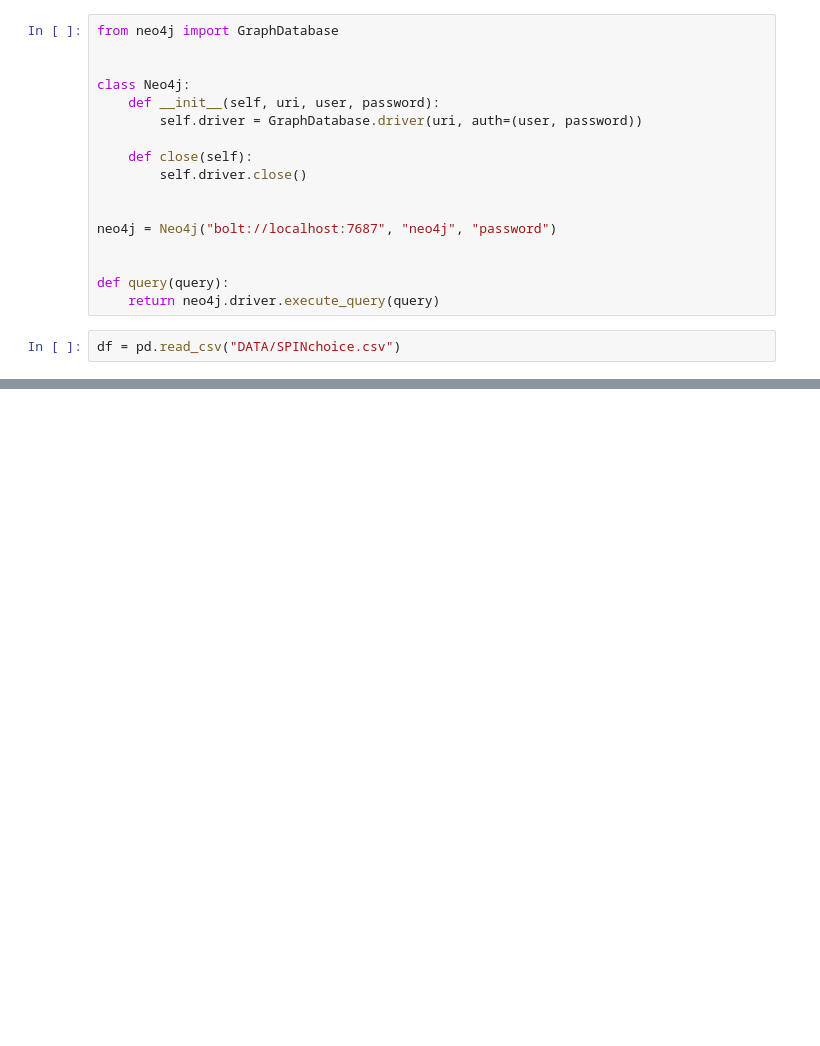
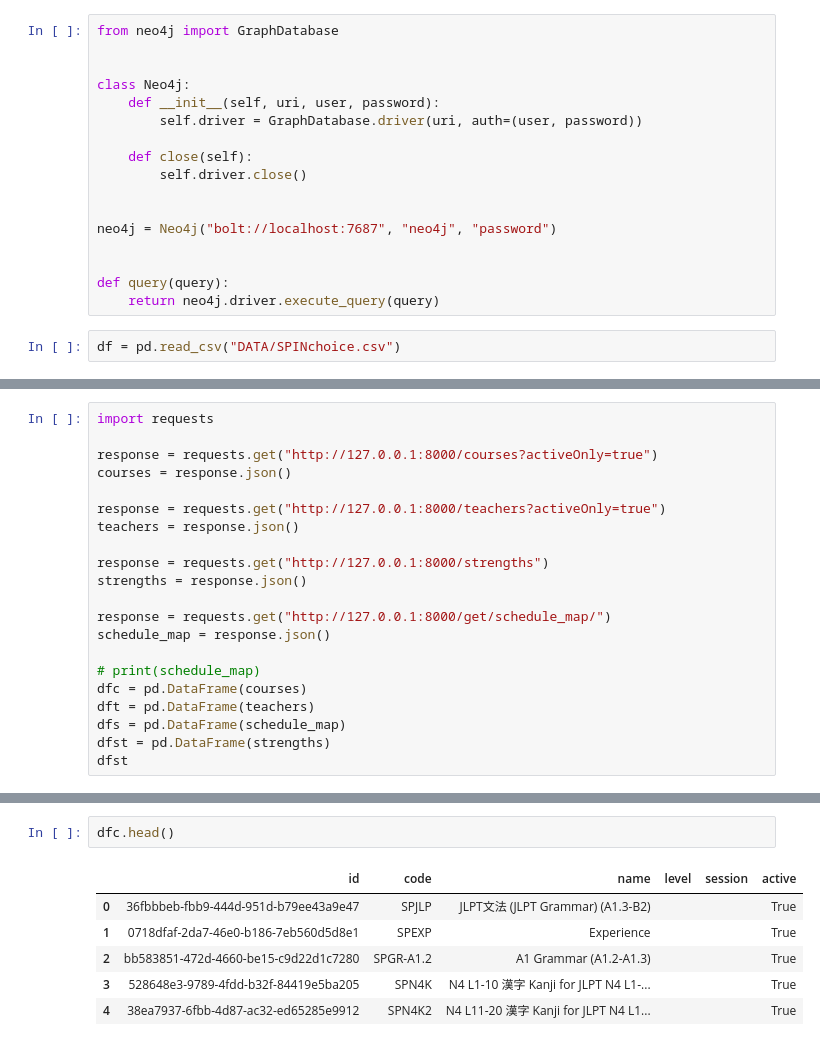
Before and after one commit to ohmaye/neo4j-python, a Jupyter notebook: pandas.ipynb, the cells around one changed output, grey strips where cells are left out. Drawn from its saved outputs; the diff is of its cells as text; blank space fills up the shorter version.

```diff
--- a/pandas.ipynb
+++ b/pandas.ipynb
@@ -94,0 +177,21 @@ result[0]
+# %%
+import requests
+
+response = requests.get("http://127.0.0.1:8000/courses?activeOnly=true")
+courses = response.json()
+
+response = requests.get("http://127.0.0.1:8000/teachers?activeOnly=true")
+teachers = response.json()
+
+response = requests.get("http://127.0.0.1:8000/strengths")
+strengths = response.json()
+
+response = requests.get("http://127.0.0.1:8000/get/schedule_map/")
+schedule_map = response.json()
+
+# print(schedule_map)
+dfc = pd.DataFrame(courses)
+dft = pd.DataFrame(teachers)
+dfs = pd.DataFrame(schedule_map)
+dfst = pd.DataFrame(strengths)
+dfst
@@ -94,0 +213,9 @@ result[0]
+# %%
+dfc.head()
+# %% [output]
+|  | id | code | name | level | session | active |
+| 0 | 36fbbbeb-fbb9-444d-951d-b79ee43a9e47 | SPJLP | JLPT文法 (JLPT Grammar) (A1.3-B2) |  |  | True |
+| 1 | 0718dfaf-2da7-46e0-b186-7eb560d5d8e1 | SPEXP | Experience |  |  | True |
+| 2 | bb583851-472d-4660-be15-c9d22d1c7280 | SPGR-A1.2 | A1 Grammar (A1.2-A1.3) |  |  | True |
+| 3 | 528648e3-9789-4fdd-b32f-84419e5ba205 | SPN4K | N4 L1-10 漢字 Kanji for JLPT N4 L1-... |  |  | True |
+| 4 | 38ea7937-6fbb-4d87-ac32-ed65285e9912 | SPN4K2 | N4 L11-20 漢字 Kanji for JLPT N4 L1... |  |  | True |
```
Also changed, not shown: parts of 23 cells of this notebook, 4 other files.
